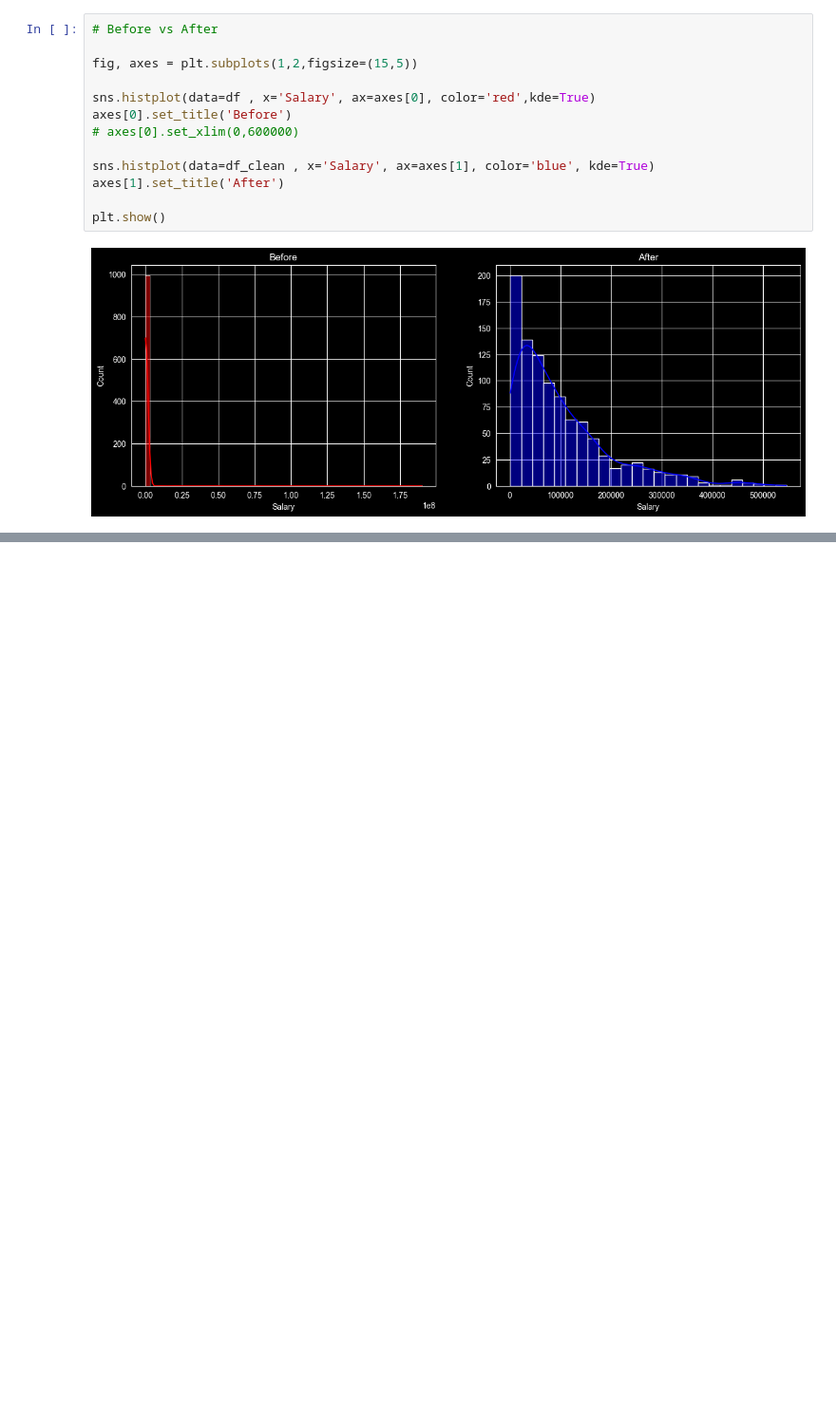
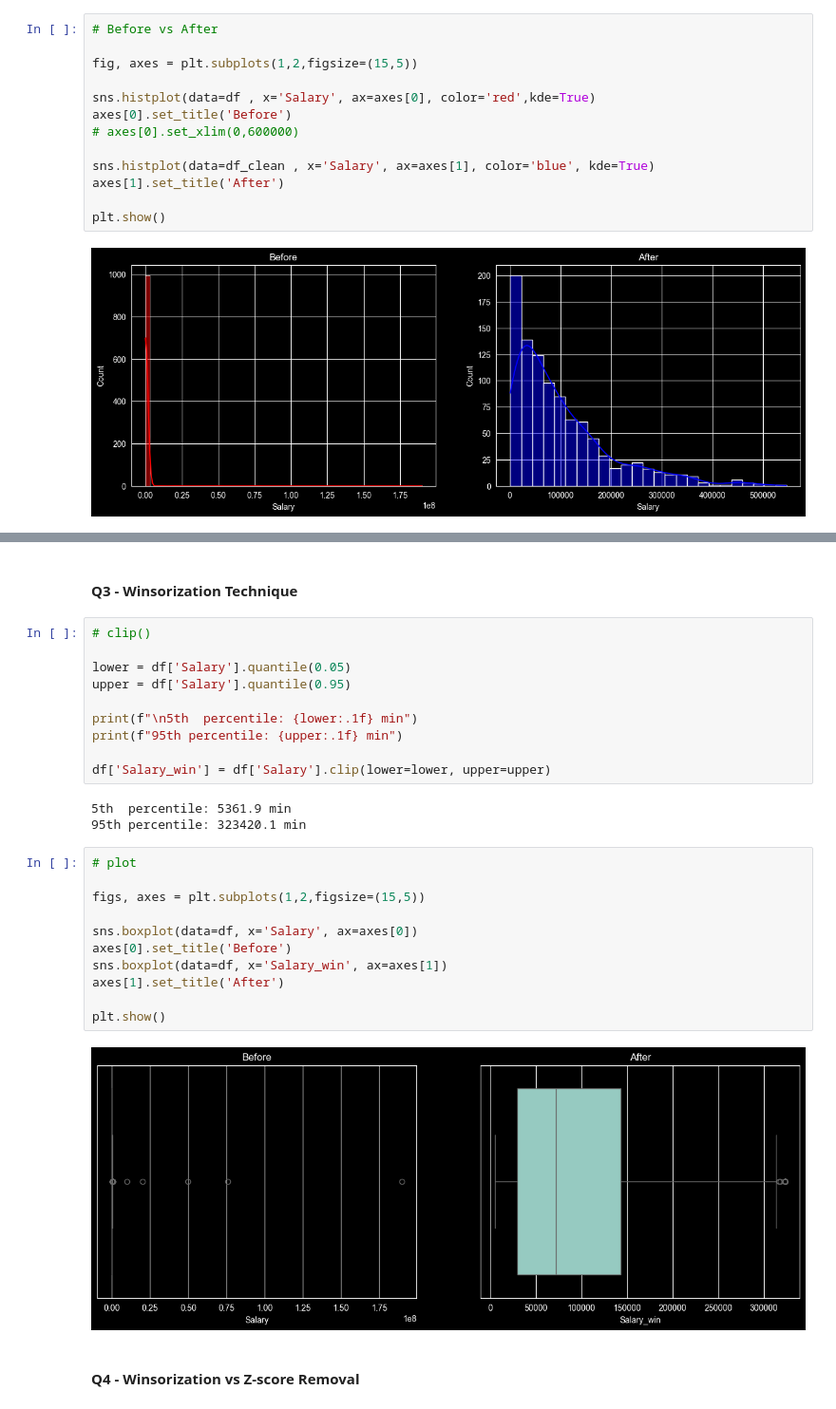
Before and after one commit to krish-desai-123/Data-Preprocessing-and-Feature-Engineering, a Jupyter notebook: Lab_Work_2_5.ipynb, the cells around one changed output, grey strips where cells are left out. Shown at 95% size. Cells and saved outputs as stored; diff of their text form; blank space fills up the shorter version.

```diff
--- a/Lab_Work_2_5.ipynb
+++ b/Lab_Work_2_5.ipynb
@@ -87,0 +197,30 @@ plt.show()
+# %% [markdown]
+#### Q3 - Winsorization Technique
+# %%
+# clip()
+
+lower = df['Salary'].quantile(0.05)
+upper = df['Salary'].quantile(0.95)
+
+print(f"\n5th  percentile: {lower:.1f} min")
+print(f"95th percentile: {upper:.1f} min")
+
+df['Salary_win'] = df['Salary'].clip(lower=lower, upper=upper)
+# %% [output]
+5th  percentile: 5361.9 min
+95th percentile: 323420.1 min
+# %%
+# plot
+
+figs, axes = plt.subplots(1,2,figsize=(15,5))
+
+sns.boxplot(data=df, x='Salary', ax=axes[0])
+axes[0].set_title('Before')
+sns.boxplot(data=df, x='Salary_win', ax=axes[1])
+axes[1].set_title('After')
+
+plt.show()
+# %% [output]
+[figure, added]
+# %% [markdown]
+#### Q4 - Winsorization vs Z-score Removal
```
Also changed, not shown: parts of 8 cells of this notebook.
